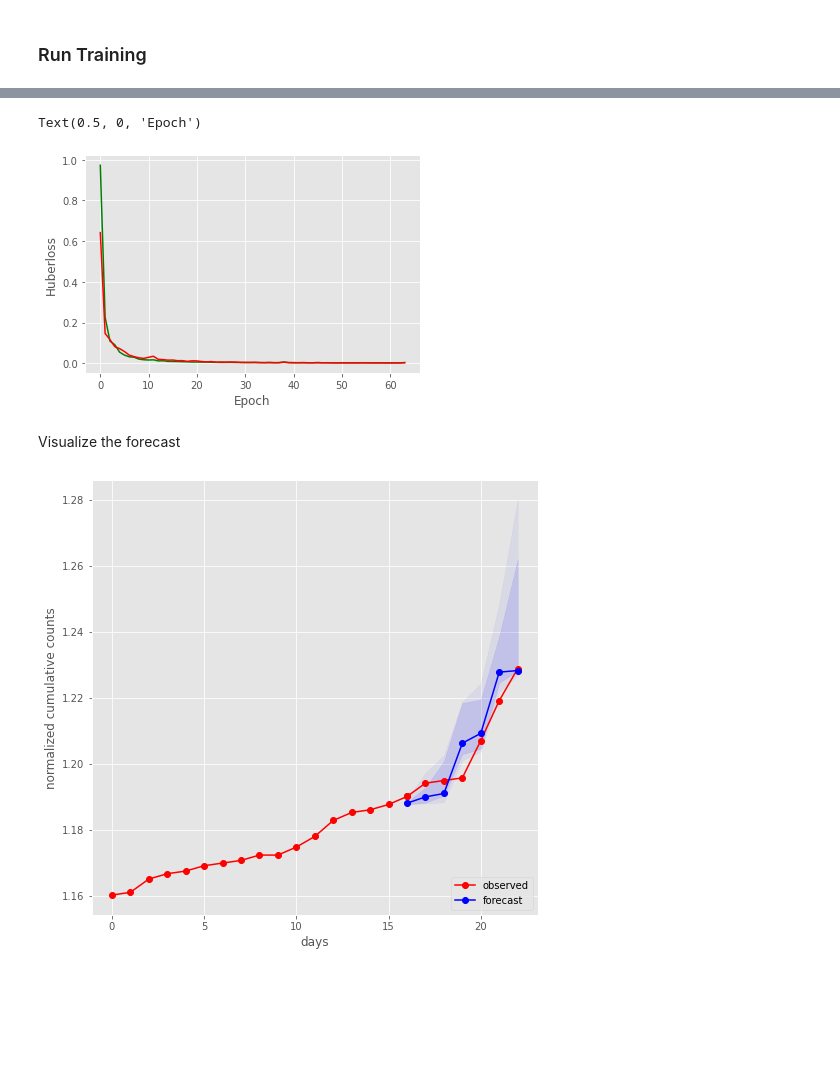
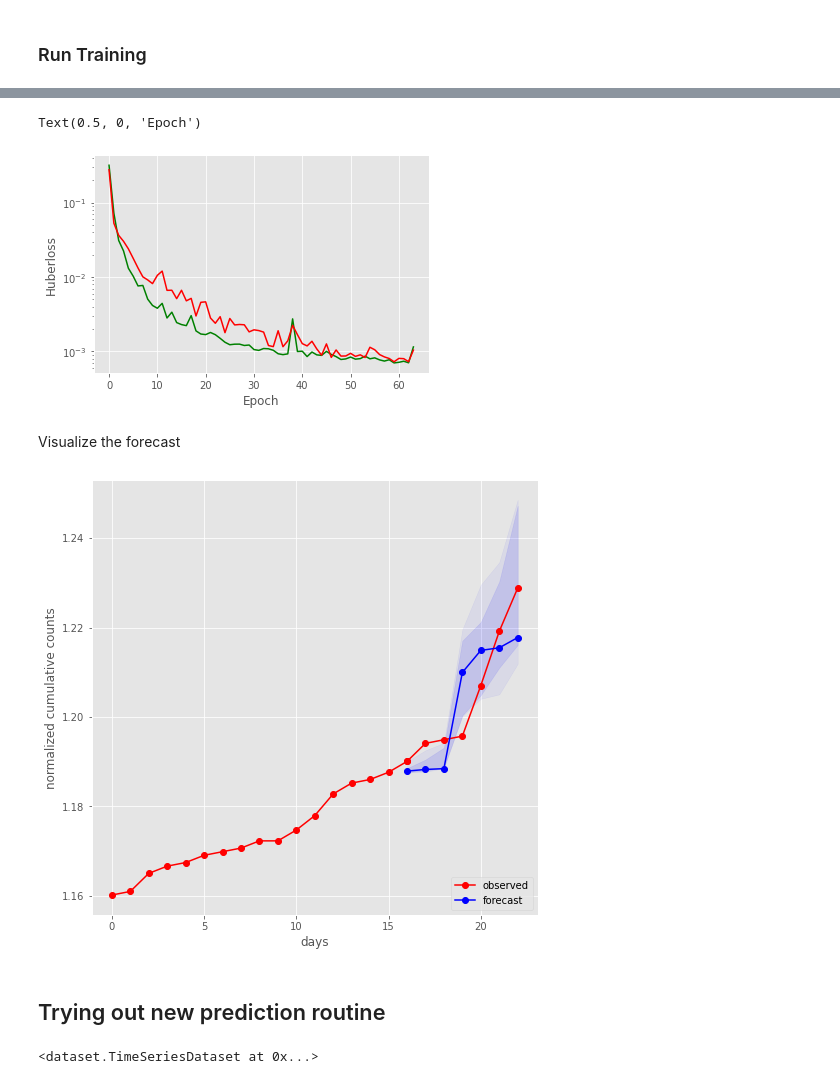
Before and after one commit to hanxiaokaka/Induced_seismic, a Jupyter notebook: notebooks/scinet/002. SCINet decatur.ipynb, the cells around one changed output, grey strips where cells are left out. Cells and saved outputs as stored; diff of their text form; code cells hidden in the pictures; blank space fills up the shorter version.

Commit message:
starting to try the new prediction routine

```diff
--- a/notebooks/scinet/002. SCINet decatur.ipynb
+++ b/notebooks/scinet/002. SCINet decatur.ipynb
@@ -165,8 +169,8 @@ lr = 1e-3 # learning rate
 n_epoch = 64 # number of epochs
 
 # Choose your loss function!
-criterion = nn.MSELoss() # L2 loss
-#criterion = nn.HuberLoss() #An alternative, smoother version of the L1 Loss
+# criterion = nn.MSELoss() # L2 loss
+criterion = nn.HuberLoss() #An alternative, smoother version of the L1 Loss
 # Less sensitive to outliers, less prone to exploding gradients
 # %% [markdown]
 ### Run Training
@@ -248,12 +253,13 @@ test_loss_vals
 # %%
 plt.plot(train_loss_vals, color='g', label='train')
 plt.plot(test_loss_vals, color='r', label='test')
 plt.ylabel('Huberloss')
 # plt.ylim([0,2])
+plt.yscale('log')
 plt.xlabel('Epoch')
 # %% [output]
 Text(0.5, 0, 'Epoch')
-[figure, old version]
+[figure, new version]
 # %% [markdown]
 Visualize the forecast
 # %%
@@ -319,4 +325,4 @@ plt.ylabel('normalized cumulative counts')
 plt.legend(loc='lower right')
 plt.show()
 # %% [output]
-[figure, old version]
+[figure, new version]
@@ -322,0 +331,8 @@ plt.show()
+# %% [markdown]
+## Trying out new prediction routine
+# %%
+model.train()
+model.bn1.training=False
+model.bn2.training=False
+# %% [output]
+<dataset.TimeSeriesDataset at 0x...>
```
Also changed, not shown: parts of 6 cells of this notebook.
